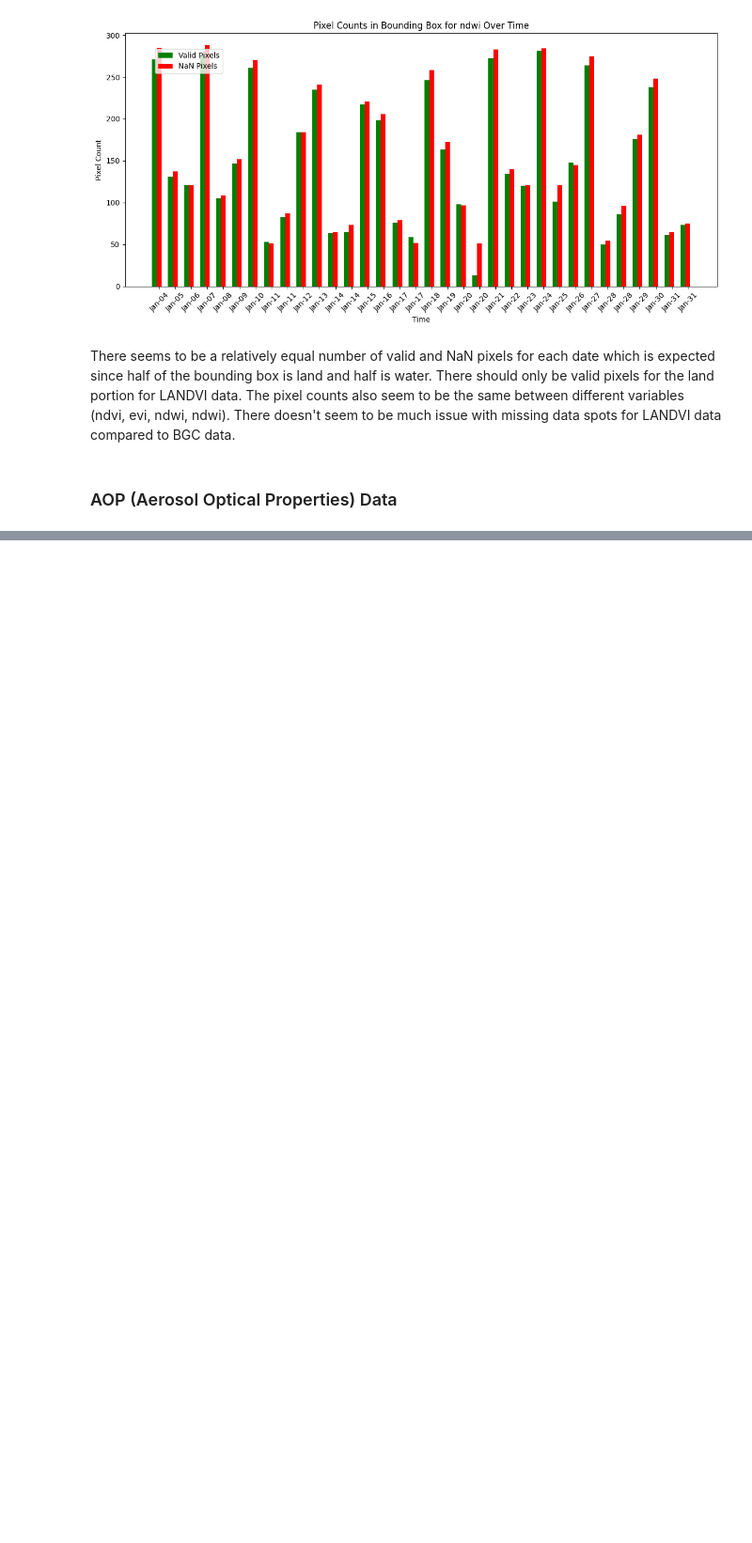
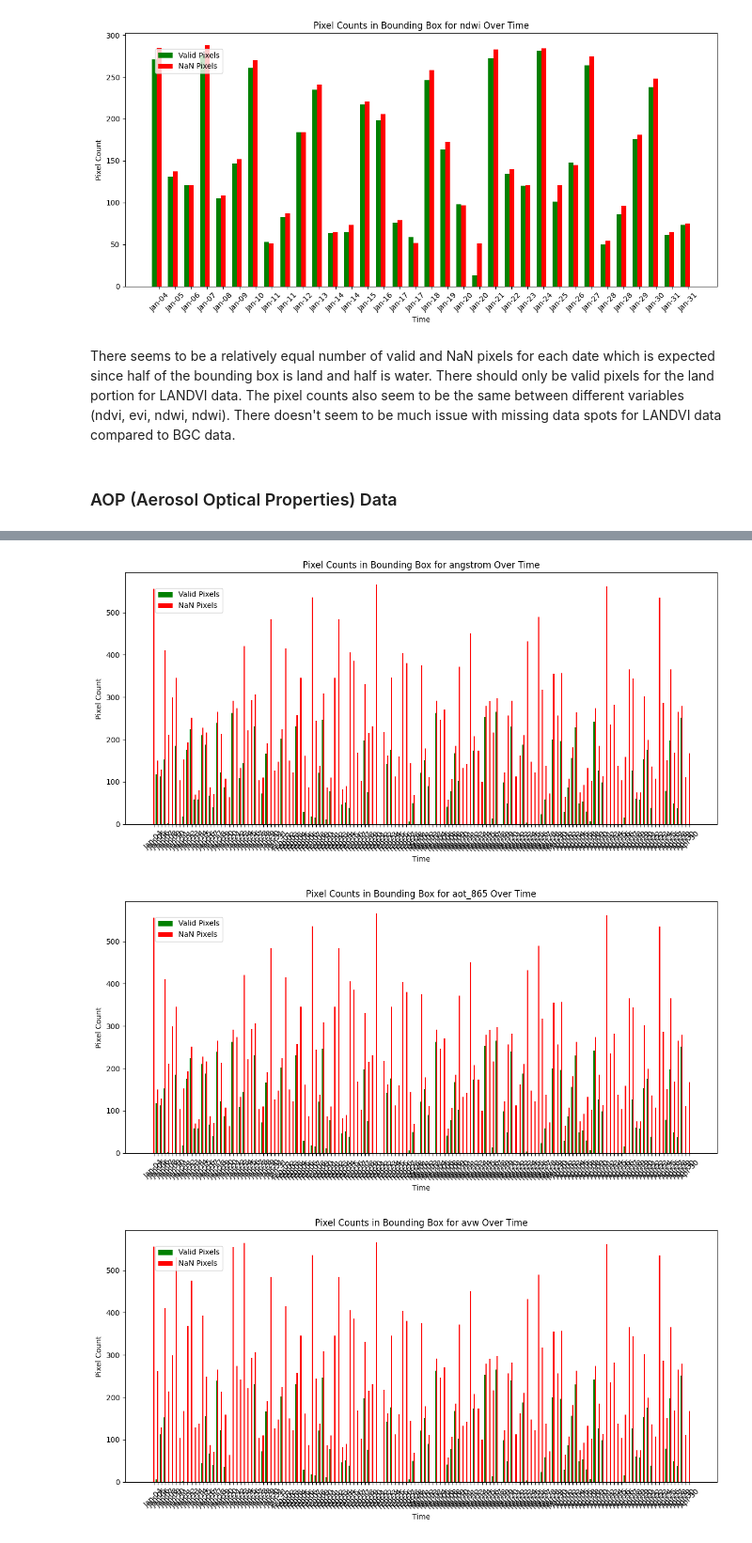
Before and after one commit to katelyn-wang/pace-wildfires, a Jupyter notebook: notebooks/la_fires_analysis.ipynb, the cells around one changed output, grey strips where cells are left out. Shown at 94% size. Drawn from its saved outputs; the diff is of its cells as text; code cells hidden in the pictures; blank space fills up the shorter version.

```diff
--- a/notebooks/la_fires_analysis.ipynb
+++ b/notebooks/la_fires_analysis.ipynb
@@ -562,0 +590,6 @@ There seems to be a relatively equal number of valid and NaN pixels for each dat
+# %%
+plot_pixel_counts(aop_summaries)
+# %% [output]
+[figure, added]
+[figure, added]
+[figure, added]
```
Also changed, not shown: parts of 5 cells of this notebook.
